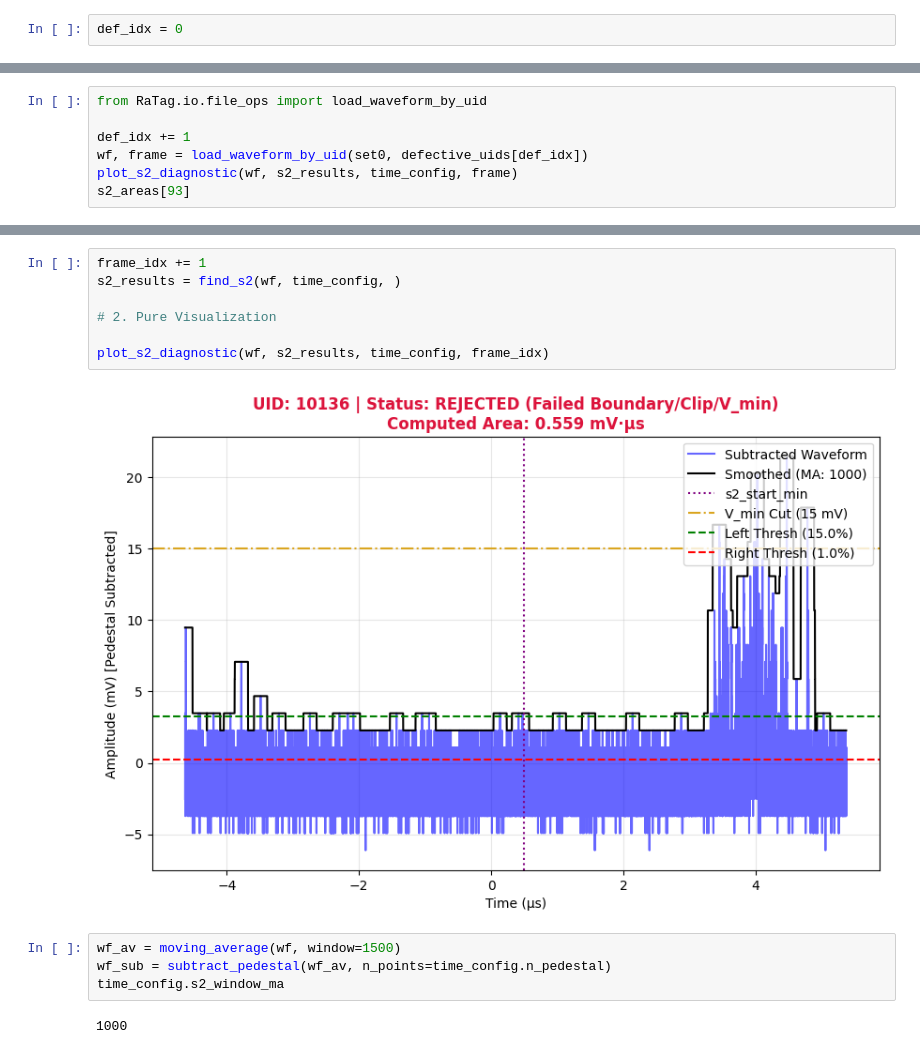
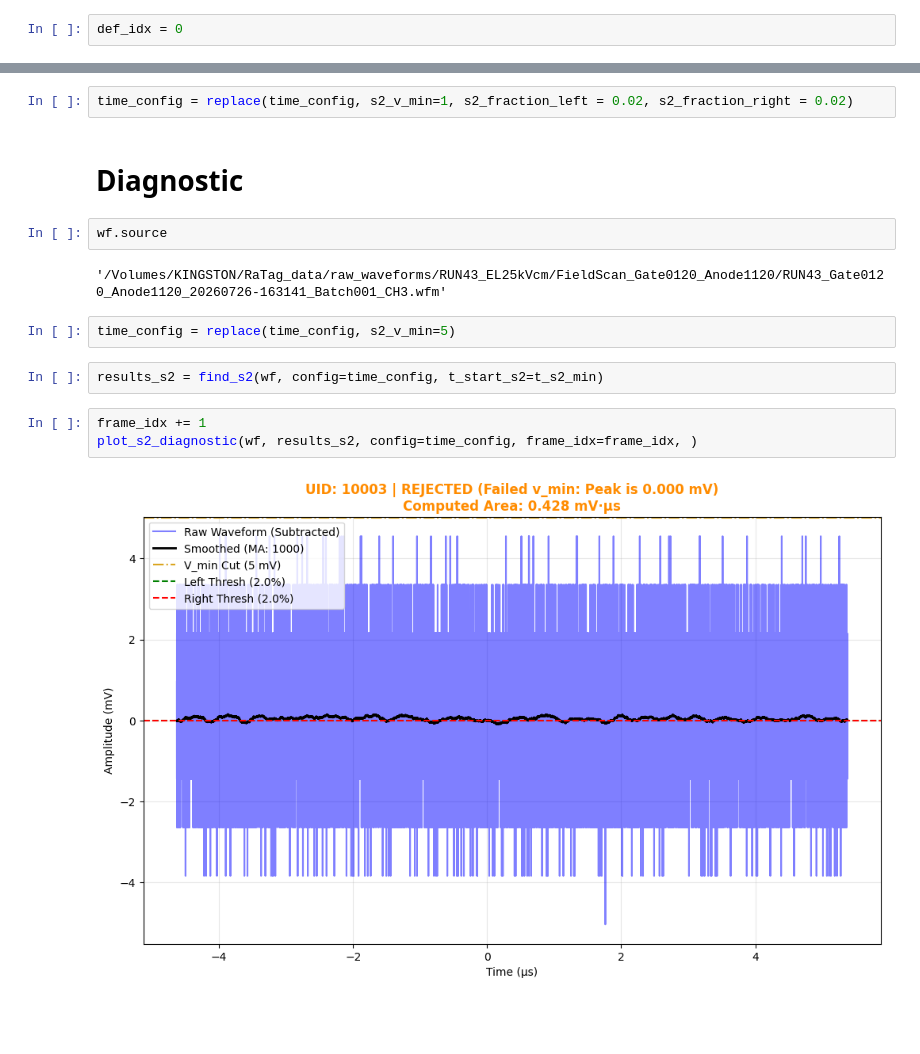
Before and after one commit to proscrite/RaTag, a Jupyter notebook: notebooks/dev_recoil_integration_.ipynb, the cells around one changed output, grey strips where cells are left out. Saved outputs shown, nothing was run; the diff lists cells and outputs as text; blank space fills up the shorter version.

```diff
--- a/notebooks/dev_recoil_integration_.ipynb
+++ b/notebooks/dev_recoil_integration_.ipynb
@@ -334,7 +116,0 @@ np.int64(163)
-# %%
-from RaTag.io.file_ops import load_waveform_by_uid
-
-def_idx += 1
-wf, frame = load_waveform_by_uid(set0, defective_uids[def_idx])
-plot_s2_diagnostic(wf, s2_results, time_config, frame)
-s2_areas[93]
@@ -344,15 +117,17 @@ np.float64(1.1757444467171434)
+# %%
+time_config = replace(time_config, s2_v_min=1, s2_fraction_left = 0.02, s2_fraction_right = 0.02)
+# %% [markdown]
+# Diagnostic
+# %%
+wf.source
+# %% [output]
+'/Volumes/KINGSTON/RaTag_data/raw_waveforms/RUN43_EL25kVcm/FieldScan_Gate0120_Anode1120/RUN43_Gate0120_Anode1120_20260726-163141_Batch001_CH3.wfm'
+# %%
+time_config = replace(time_config, s2_v_min=5)
+# %%
+results_s2 = find_s2(wf, config=time_config, t_start_s2=t_s2_min)
 # %%
 frame_idx += 1
-s2_results = find_s2(wf, time_config, )
-
-# 2. Pure Visualization
-
-plot_s2_diagnostic(wf, s2_results, time_config, frame_idx)
+plot_s2_diagnostic(wf, results_s2, config=time_config, frame_idx=frame_idx, )
 # %% [output]
-[figure, old version]
+[figure, new version]
-# %%
-wf_av = moving_average(wf, window=1500)
-wf_sub = subtract_pedestal(wf_av, n_points=time_config.n_pedestal)
-time_config.s2_window_ma
-# %% [output]
-1000
```
Also changed, not shown: parts of 31 cells of this notebook, 8 other files.
